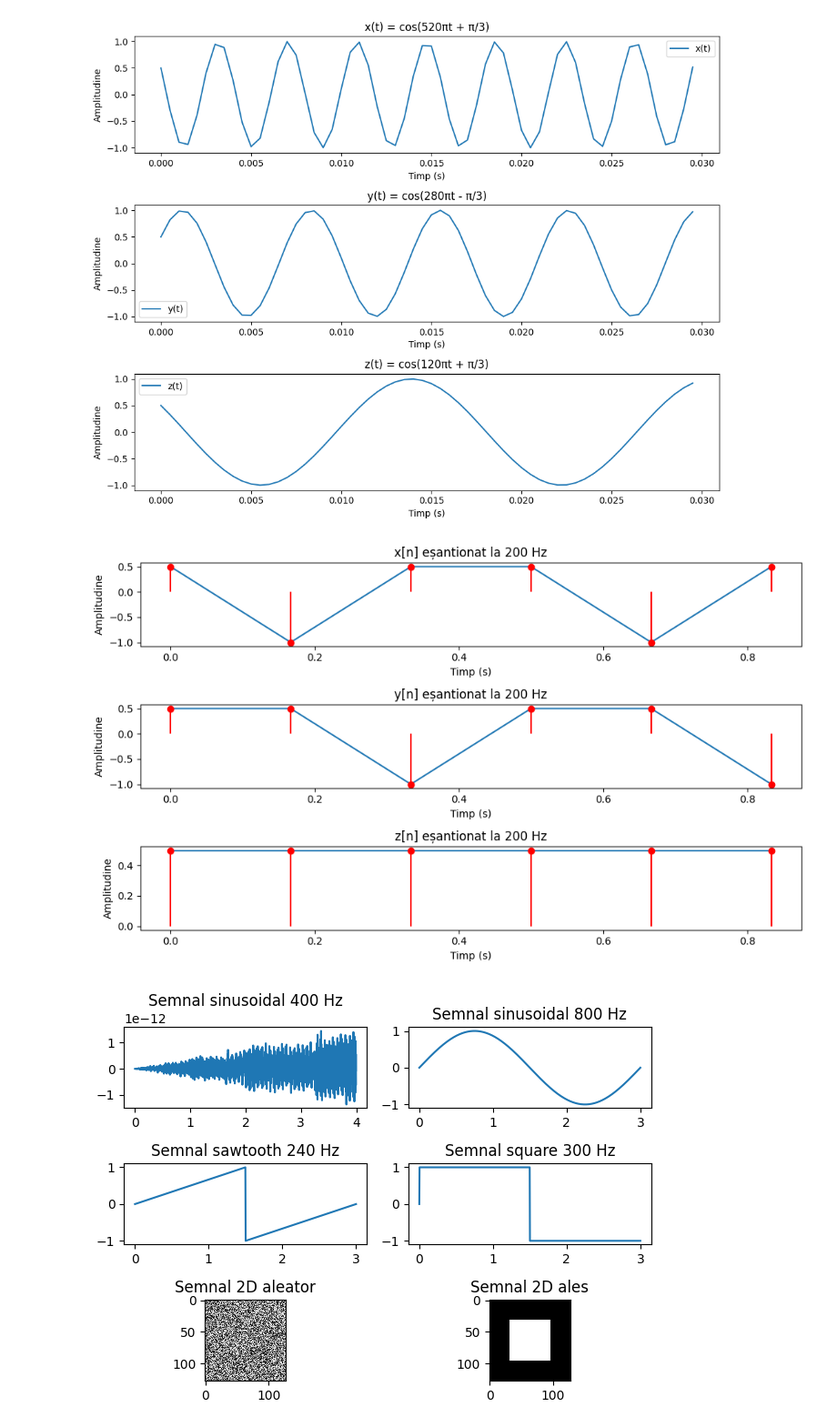
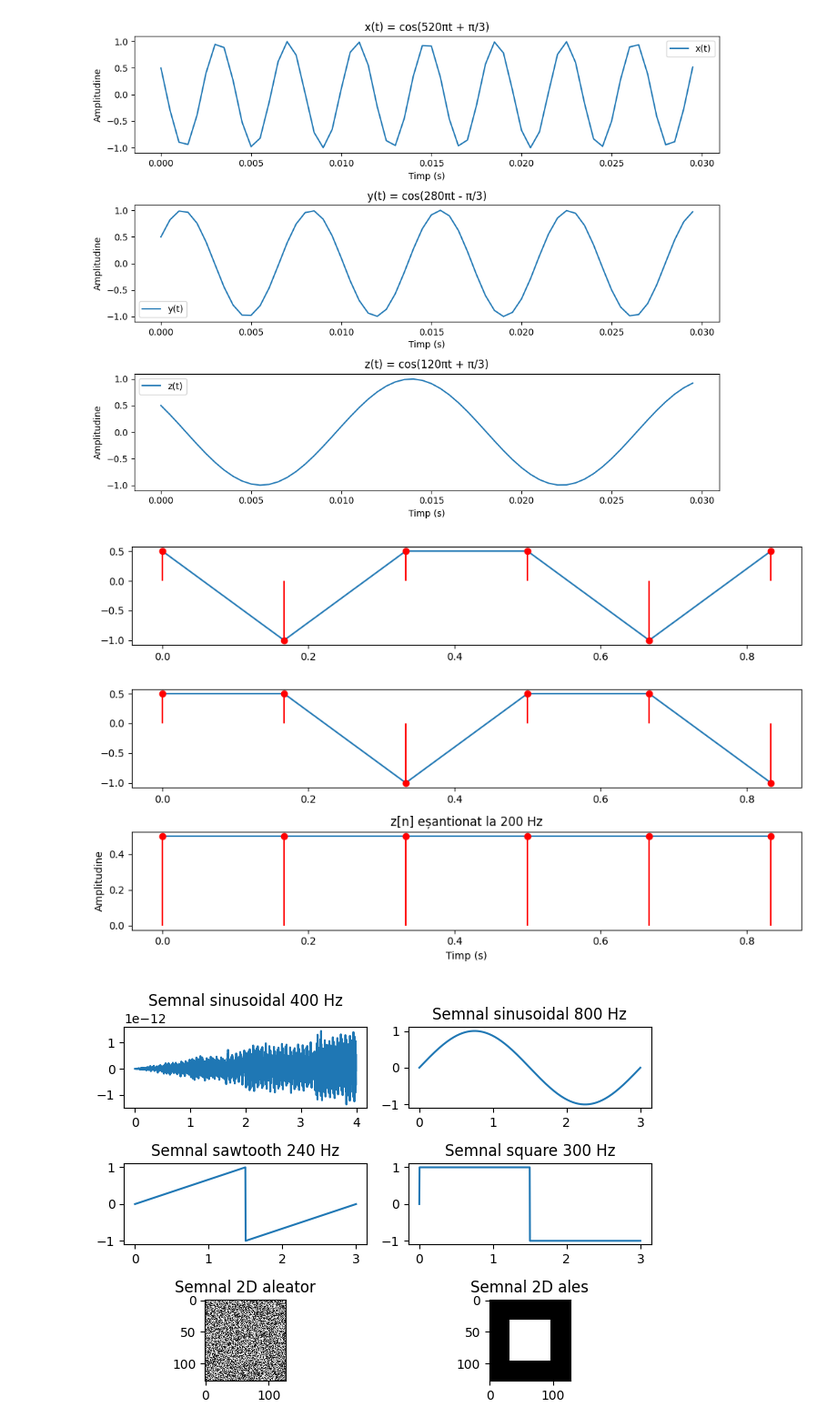
Before and after one commit to CristinaA24/Laborator-PS, a Jupyter notebook: lab1.ipynb, the cells around one changed output. Shown at 91% size. Saved outputs shown, nothing was run; the diff lists cells and outputs as text; code cells hidden in the pictures.

```diff
--- a/lab1.ipynb
+++ b/lab1.ipynb
@@ -48,44 +48,41 @@ plt.show()
 # (c) Eșantionarea semnalelor la 200 Hz
 f_esantionare = 200  # Frecvența de eșantionare în Hz
 t_e = np.arange(t_start, 1, 1/6)  # Generarea noii axe de timp pentru eșantionare
 
 # Calculul semnalelor eșantionate
 x_n = np.cos(520 * np.pi * t_e + np.pi / 3)
 y_n = np.cos(280 * np.pi * t_e - np.pi / 3)
 z_n = np.cos(120 * np.pi * t_e + np.pi / 3)
 
 # Crearea figurii pentru semnalele eșantionate
-fig, axs = plt.subplots(4, 1, figsize=(10, 6))
+fig, axs = plt.subplots(3, 1, figsize=(10, 6))
 
 # x[n]
-plt.subplot(311)
-plt.plot(t_e, x_n)
-plt.stem(t_e, x_n, linefmt='r-', markerfmt='ro', basefmt=' ')
+axs[0].plot(t_e, x_n)
+axs[0].stem(t_e, x_n, linefmt='r-', markerfmt='ro', basefmt=' ')
 plt.title('x[n] eșantionat la 200 Hz')
 plt.xlabel('Timp (s)')
 plt.ylabel('Amplitudine')
 
 # y[n]
-plt.subplot(312)
-plt.plot(t_e, y_n)
-plt.stem(t_e, y_n, basefmt=' ', linefmt='r-', markerfmt='ro')
+axs[1].plot(t_e, y_n)
+axs[1].stem(t_e, y_n, basefmt=' ', linefmt='r-', markerfmt='ro')
 plt.title('y[n] eșantionat la 200 Hz')
 plt.xlabel('Timp (s)')
 plt.ylabel('Amplitudine')
 
 # z[n]
-plt.subplot(313)
-plt.plot(t_e, z_n)
-plt.stem(t_e, z_n, linefmt='r-', markerfmt='ro', basefmt=' ')
+axs[2].plot(t_e, z_n)
+axs[2].stem(t_e, z_n, linefmt='r-', markerfmt='ro', basefmt=' ')
 plt.title('z[n] eșantionat la 200 Hz')
 plt.xlabel('Timp (s)')
 plt.ylabel('Amplitudine')
 
 plt.tight_layout()
 plt.show()
 # %% [output]
 [figure]
-[figure, old version]
+[figure, new version]
 # %%
 #ex2
 
```
